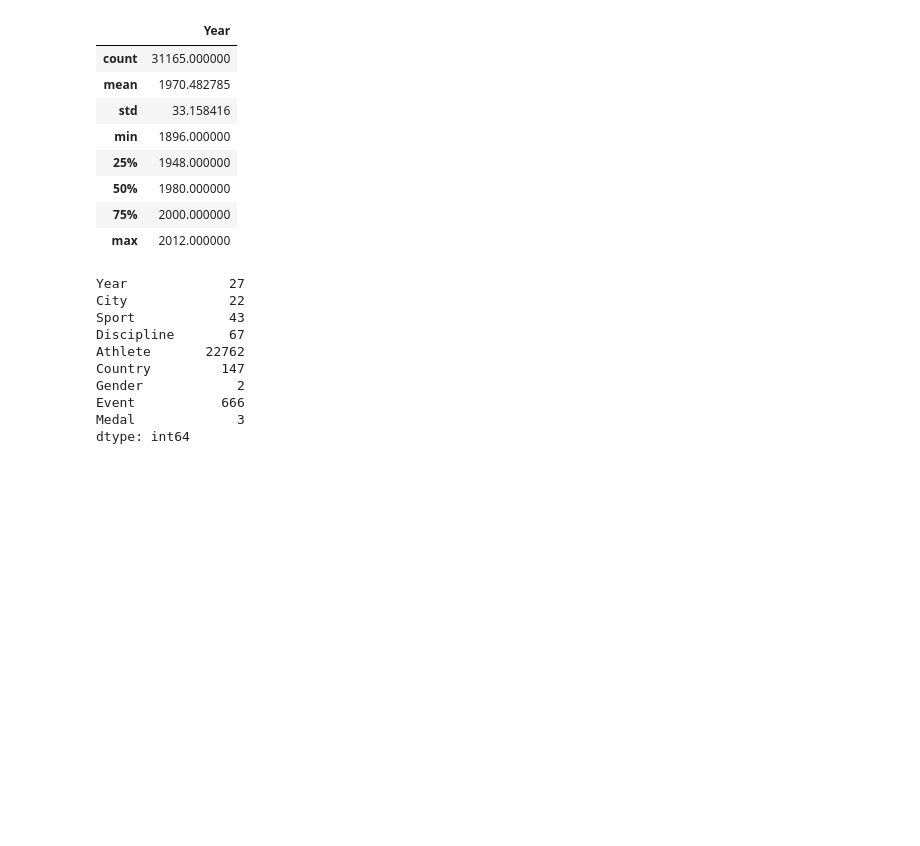
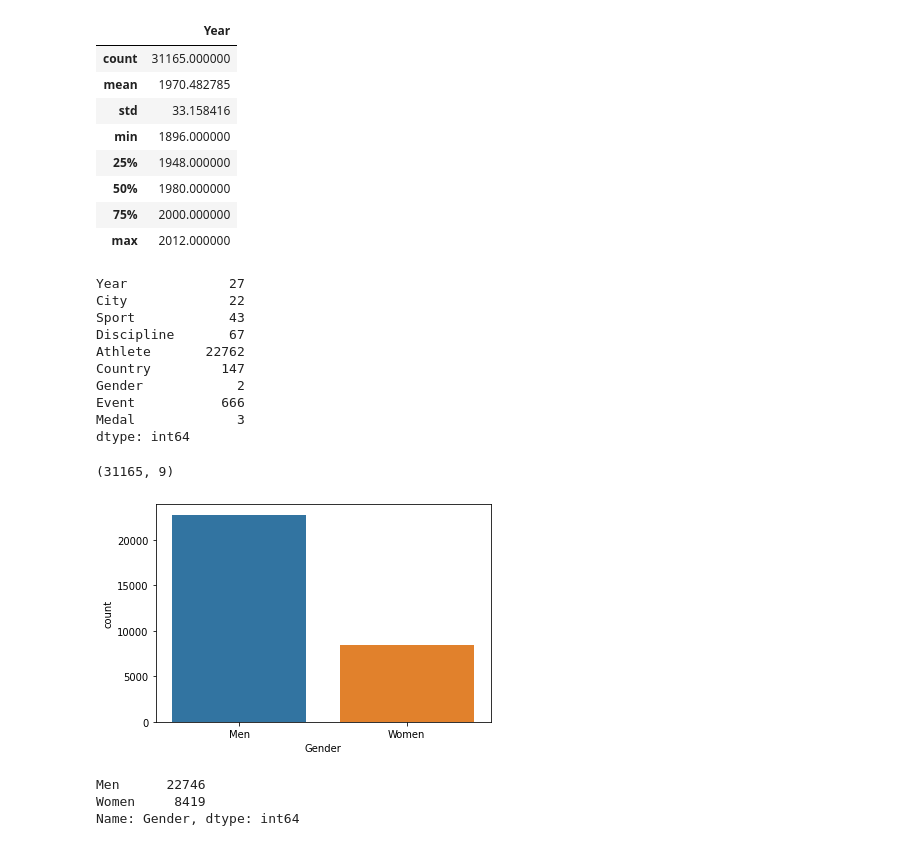
Before and after one commit to saurav29singh/Udacity_Project, a Jupyter notebook: Olympic_Dataset_Study.ipynb, the cells around one changed output. Cells and saved outputs as stored; diff of their text form; code cells hidden in the pictures; blank space fills up the shorter version.

```diff
--- a/Olympic_Dataset_Study.ipynb
+++ b/Olympic_Dataset_Study.ipynb
@@ -108,3 +108,26 @@ Gender            2
 Event           666
 Medal             3
 dtype: int64
+# %%
+df.shape
+# %% [output]
+(31165, 9)
+# %%
+import seaborn as sns
+import matplotlib.pyplot as plt
+
+df = pd.read_csv (r'Summer_Olympic.csv')
+
+# bar graph for single  variable
+sns.countplot(x ='Gender', data = df)
+
+# Show the plot
+plt.show()
+# %% [output]
+[figure, added]
+# %%
+df["Gender"].value_counts()
+# %% [output]
+Men      22746
+Women     8419
+Name: Gender, dtype: int64
```
Also changed, not shown: parts of 2 cells of this notebook.
